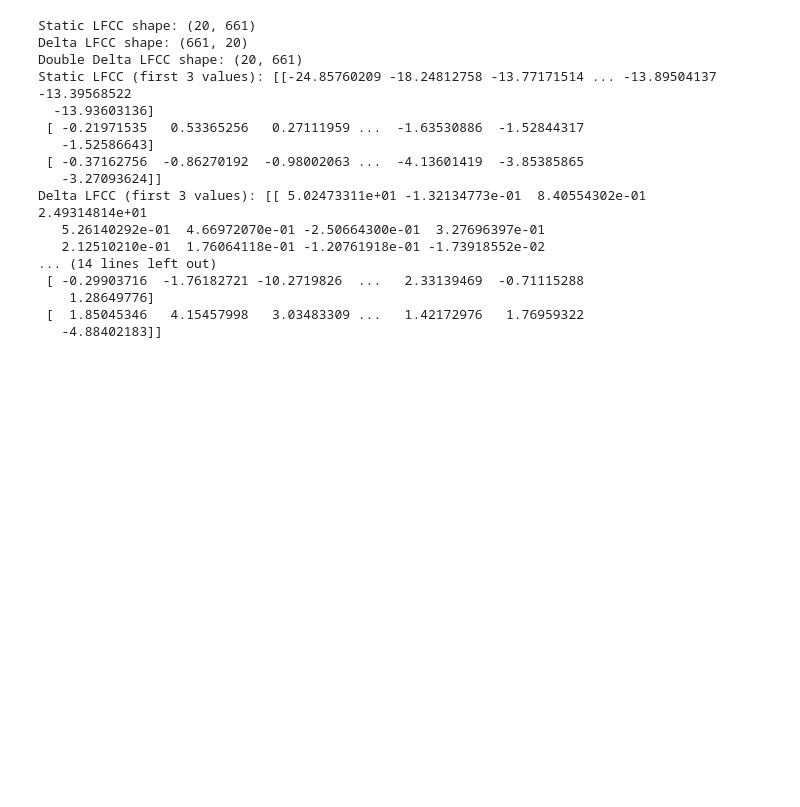
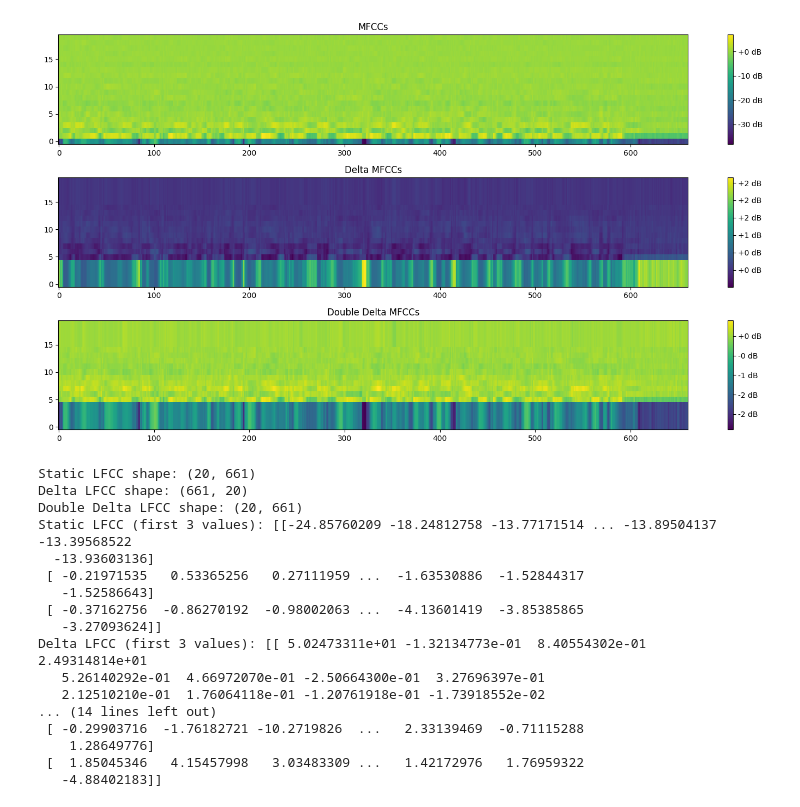
Before and after one commit to Vibha1605/Voice-Spoofing-Detection, a Jupyter notebook: feature_extraction.ipynb, the cells around one changed output. Saved outputs shown, nothing was run; the diff lists cells and outputs as text; code cells hidden in the pictures; blank space fills up the shorter version.

```diff
--- a/feature_extraction.ipynb
+++ b/feature_extraction.ipynb
@@ -35,0 +133,6 @@ plt.show()
+# %%
+speech = np.random.randn(sr)
+Window_Length = 25  # in milliseconds
+NFFT = 512  # number of FFT bins
+No_Filter = 20
+mfccs, delta, double_delta = extract_mfcc(signal, sr, Window_Length, NFFT, No_Filter)
@@ -36,3 +166,28 @@ plt.show()
+# %%
+plt.figure(figsize=(15, 8))
+
+# MFCCs
+plt.subplot(3, 1, 1)
+plt.imshow(mfccs.T, aspect='auto', origin='lower', interpolation='none')
+plt.title('MFCCs')
+plt.colorbar(format='%+2.0f dB')
+
+# Delta
+plt.subplot(3, 1, 2)
+plt.imshow(delta.T, aspect='auto', origin='lower', interpolation='none')
+plt.title('Delta MFCCs')
+plt.colorbar(format='%+2.0f dB')
+
+# Double Delta
+plt.subplot(3, 1, 3)
+plt.imshow(double_delta.T, aspect='auto', origin='lower', interpolation='none')
+plt.title('Double Delta MFCCs')
+plt.colorbar(format='%+2.0f dB')
+
+plt.tight_layout()
+plt.show()
+# %% [output]
+[figure, added]
 # %%
 def trimf(x, params):
     if len(params) != 3:
```
Also changed, not shown: parts of 17 cells of this notebook, 1 other file.
